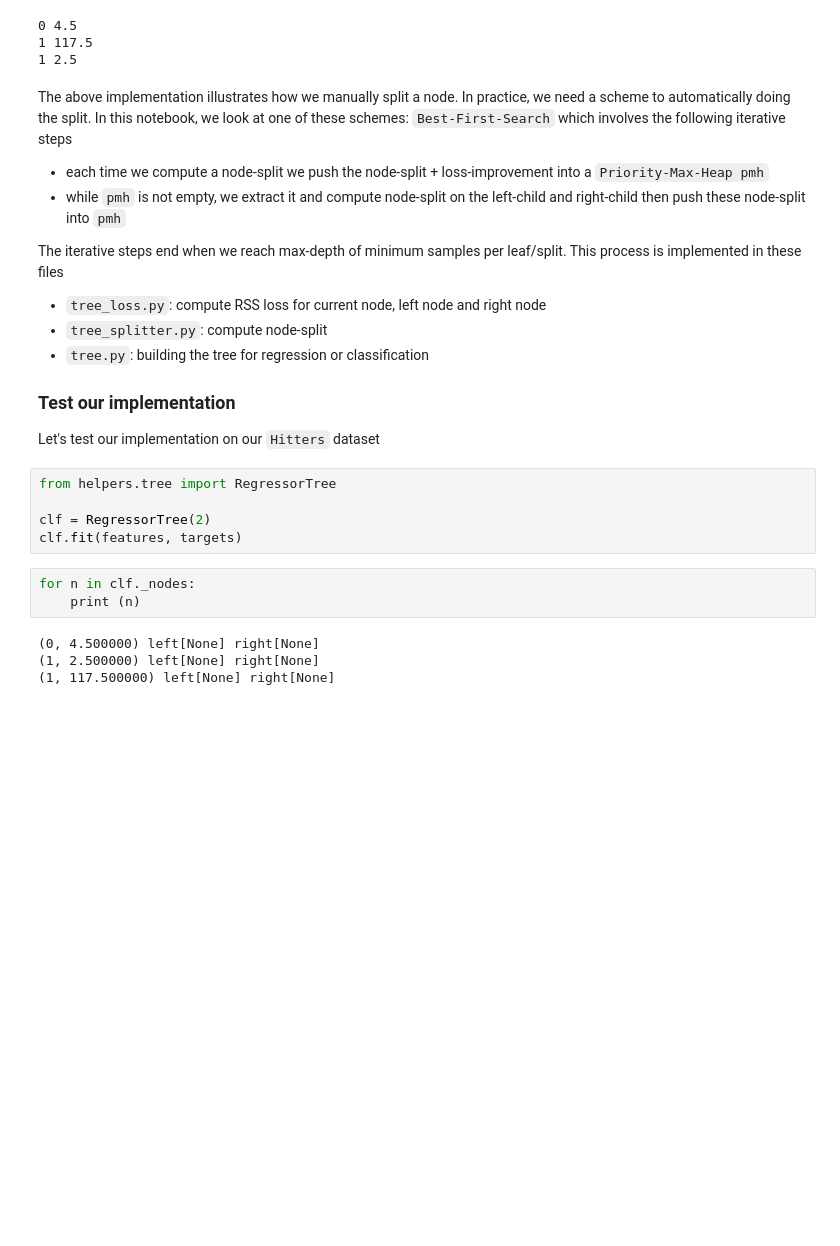
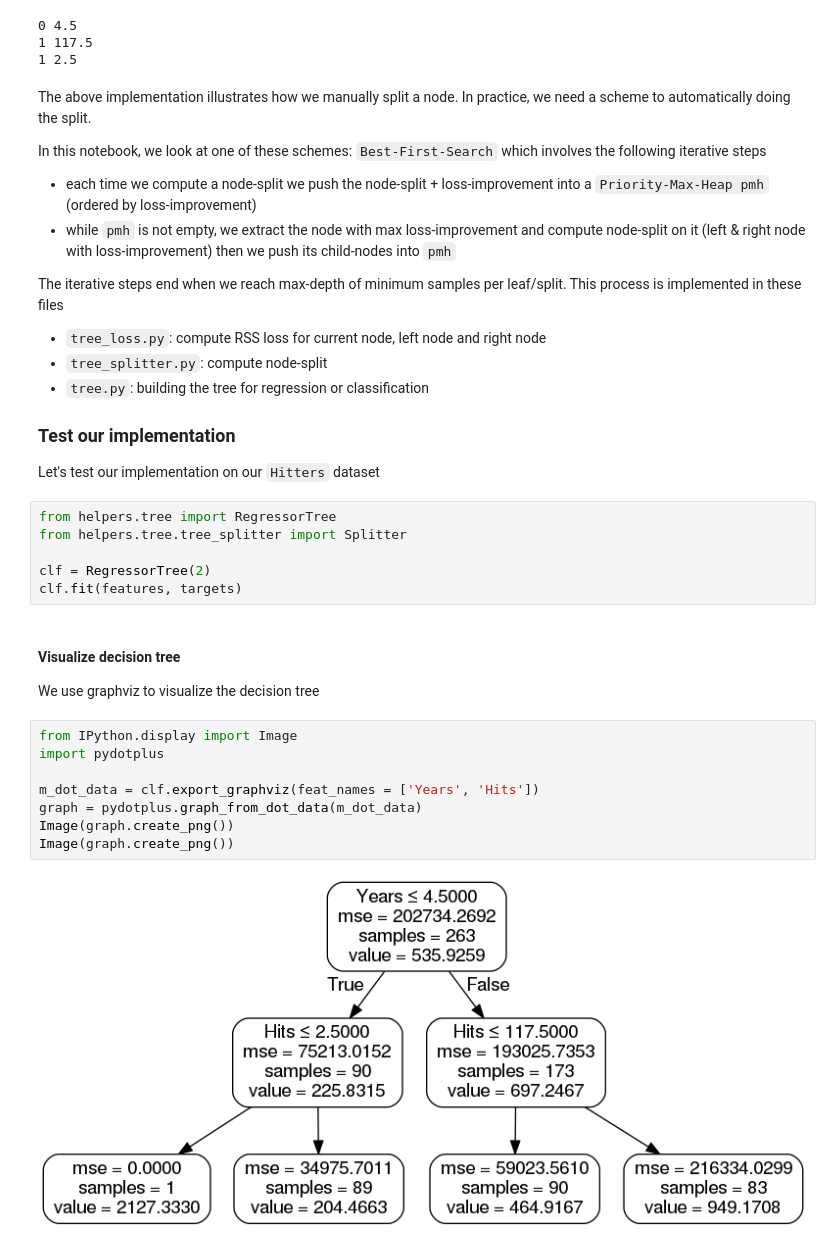
Before and after one commit to minh84/ml-nb, a Jupyter notebook: machine_learning/supervised/decision_tree_regressor.ipynb, the cells around one changed output. Cells and saved outputs as stored; diff of their text form; blank space fills up the shorter version.

Commit message:
add graphviz tree-visualization

```diff
--- a/machine_learning/supervised/decision_tree_regressor.ipynb
+++ b/machine_learning/supervised/decision_tree_regressor.ipynb
@@ -186,10 +181,12 @@ print (best_idx, best_level)
 1 117.5
 1 2.5
 # %% [markdown]
-The above implementation illustrates how we manually split a node. In practice, we need a scheme to automatically doing the split. In this notebook, we look at one of these schemes: `Best-First-Search` which involves the following iterative steps
+The above implementation illustrates how we manually split a node. In practice, we need a scheme to automatically doing the split.
 
-* each time we compute a node-split we push the node-split + loss-improvement into a `Priority-Max-Heap pmh`
-* while `pmh` is not empty, we extract it and compute node-split on the left-child and right-child then push these node-split into `pmh`
+In this notebook, we look at one of these schemes: `Best-First-Search` which involves the following iterative steps
+
+* each time we compute a node-split we push the node-split + loss-improvement into a `Priority-Max-Heap pmh` (ordered by loss-improvement)
+* while `pmh` is not empty, we extract the node with max loss-improvement and compute node-split on it (left & right node with loss-improvement) then we push its child-nodes into `pmh`
 
 The iterative steps end when we reach max-depth of minimum samples per leaf/split. This process is implemented in these files
 
@@ -202,13 +199,20 @@ The iterative steps end when we reach max-depth of minimum samples per leaf/spli
 Let's test our implementation on our `Hitters` dataset
 # %%
 from helpers.tree import RegressorTree
+from helpers.tree.tree_splitter import Splitter
 
 clf = RegressorTree(2)
 clf.fit(features, targets)
-# %%
-for n in clf._nodes:
-    print (n)
-# %% [output]
-(0, 4.500000) left[None] right[None]
-(1, 2.500000) left[None] right[None]
-(1, 117.500000) left[None] right[None]
+# %% [markdown]
+#### Visualize decision tree
+We use graphviz to visualize the decision tree
+# %%
+from IPython.display import Image
+import pydotplus
+
+m_dot_data = clf.export_graphviz(feat_names = ['Years', 'Hits'])
+graph = pydotplus.graph_from_dot_data(m_dot_data)
+Image(graph.create_png())
+Image(graph.create_png())
+# %% [output]
+[figure, added]
```
Also changed, not shown: parts of 4 cells of this notebook, 2 other files.
